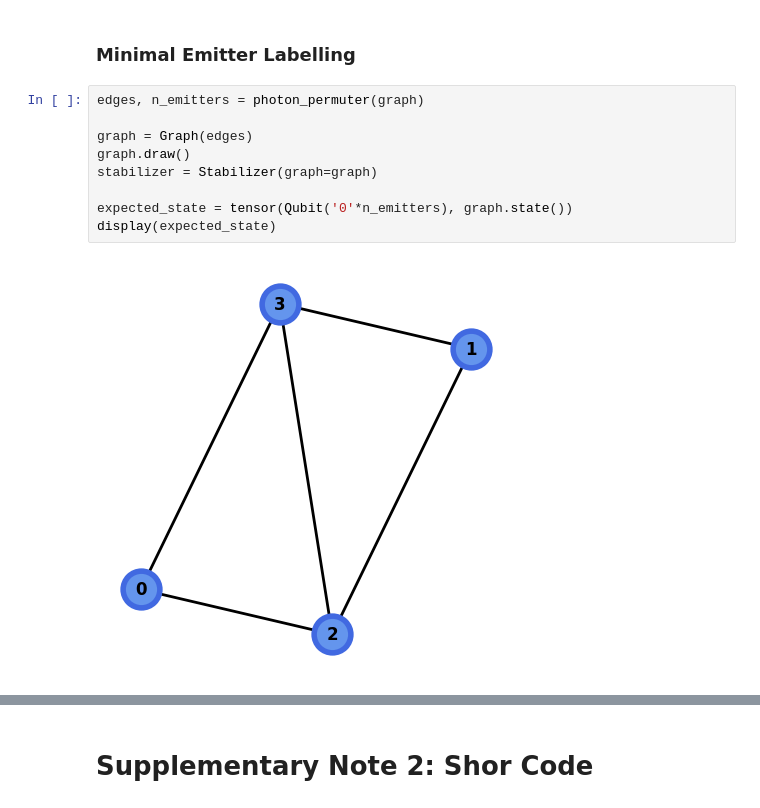
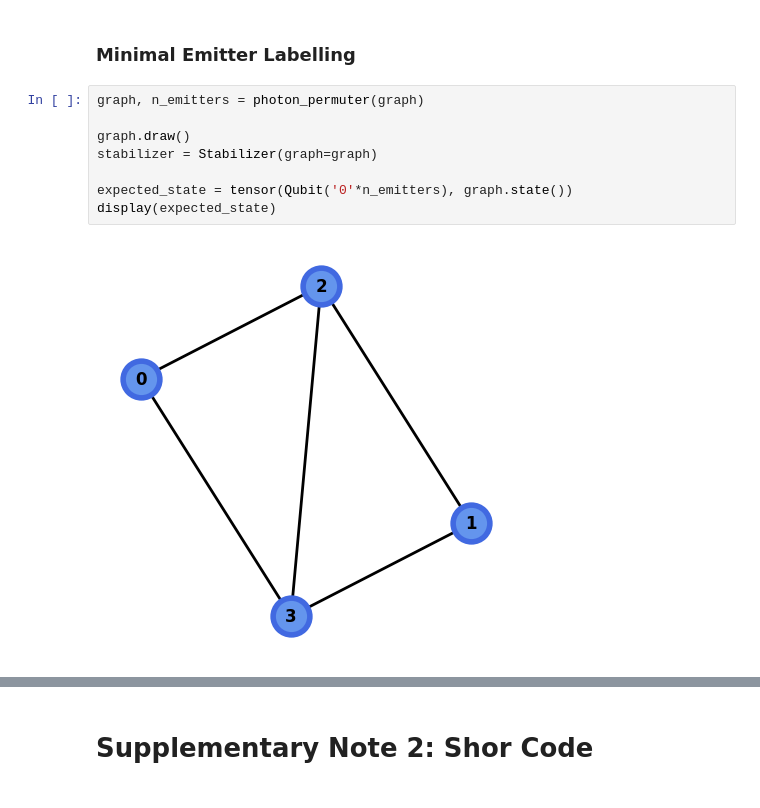
Before and after one commit to Terkadur/photonic_graph_state, a Jupyter notebook: testing.ipynb, the cells around one changed output, grey strips where cells are left out. Cells and saved outputs as stored; diff of their text form.

```diff
--- a/testing.ipynb
+++ b/testing.ipynb
@@ -49,16 +49,15 @@ Match: True
 # %% [markdown]
 ### **Minimal Emitter Labelling**
 # %%
-edges, n_emitters = photon_permuter(graph)
+graph, n_emitters = photon_permuter(graph)
 
-graph = Graph(edges)
 graph.draw()
 stabilizer = Stabilizer(graph=graph)
 
 expected_state = tensor(Qubit('0'*n_emitters), graph.state())
 display(expected_state)
 # %% [output]
-[figure, old version]
+[figure, new version]
 $\displaystyle \frac{{\left|00000\right\rangle }}{4} + \frac{{\left|00001\right\rangle }}{4} + \frac{{\left|00010\right\rangle }}{4} + \frac{{\left|00011\right\rangle }}{4} + \frac{{\left|00100\right\rangle }}{4} - \frac{{\left|00101\right\rangle }}{4} - \frac{{\left|00110\right\rangle }}{4} + \frac{{\left|00111\right\rangle }}{4} + \frac{{\left|01000\right\rangle }}{4} - \frac{{\left|01001\right\rangle }}{4} - \frac{{\left|01010\right\rangle }}{4} + \frac{{\left|01011\right\rangle }}{4} - \frac{{\left|01100\right\rangle }}{4} - \frac{{\left|01101\right\rangle }}{4} - \frac{{\left|01110\right\rangle }}{4} - \frac{{\left|01111\right\rangle }}{4}$
 # %%
 protocol = photonic_circuit_solver(stabilizer)
```
Also changed, not shown: parts of 10 cells of this notebook, 5 other files.
